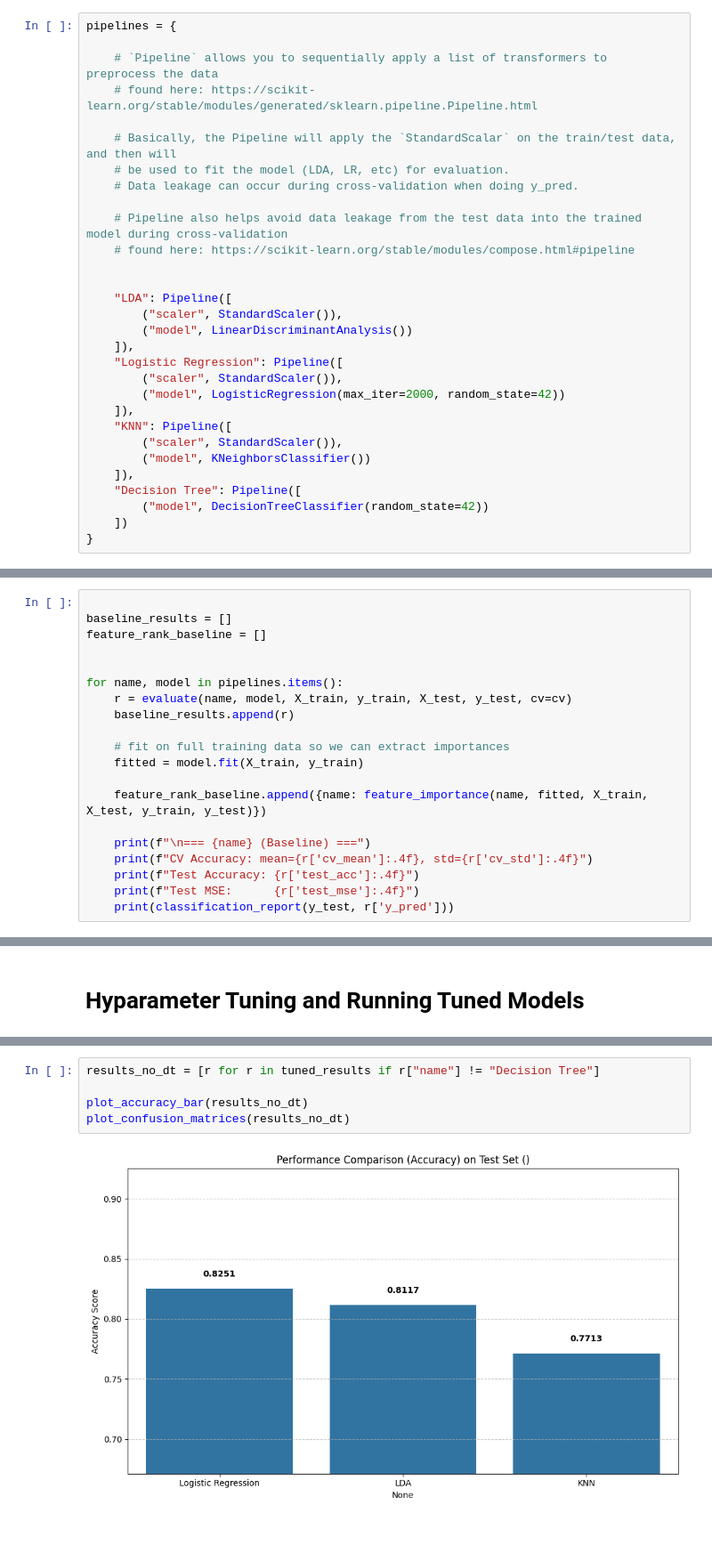
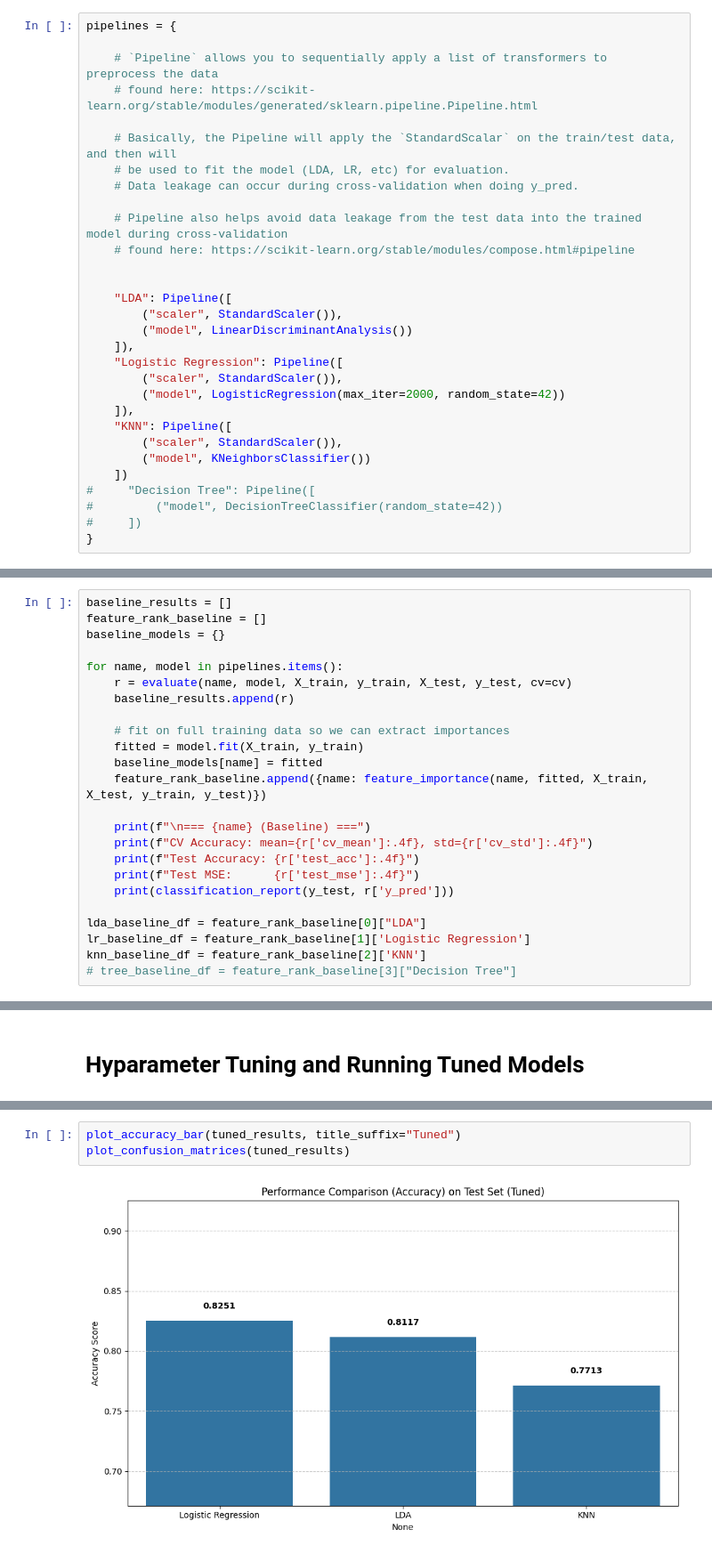
Before and after one commit to RoxyLiu66/data_572_group_5, a Jupyter notebook: coding/combined_models.ipynb, the cells around one changed output, grey strips where cells are left out. Shown at 89% size. Cells and saved outputs as stored; diff of their text form.

```diff
--- a/coding/combined_models.ipynb
+++ b/coding/combined_models.ipynb
@@ -285,8 +285,8 @@ pipelines = {
     "KNN": Pipeline([
         ("scaler", StandardScaler()),
         ("model", KNeighborsClassifier())
-    ]),
-    "Decision Tree": Pipeline([
-        ("model", DecisionTreeClassifier(random_state=42))
     ])
+#     "Decision Tree": Pipeline([
+#         ("model", DecisionTreeClassifier(random_state=42))
+#     ])
 }
@@ -293,8 +295,7 @@ pipelines = {
 # %%
-
 baseline_results = []
 feature_rank_baseline = []
-
+baseline_models = {}
 
 for name, model in pipelines.items():
     r = evaluate(name, model, X_train, y_train, X_test, y_test, cv=cv)
@@ -302,7 +303,7 @@ for name, model in pipelines.items():
 
     # fit on full training data so we can extract importances
     fitted = model.fit(X_train, y_train)
-
+    baseline_models[name] = fitted
     feature_rank_baseline.append({name: feature_importance(name, fitted, X_train, X_test, y_train, y_test)})
 
     print(f"\n=== {name} (Baseline) ===")
@@ -310,6 +311,11 @@ for name, model in pipelines.items():
     print(f"Test Accuracy: {r['test_acc']:.4f}")
     print(f"Test MSE:      {r['test_mse']:.4f}")
     print(classification_report(y_test, r['y_pred']))
+
+lda_baseline_df = feature_rank_baseline[0]["LDA"]
+lr_baseline_df = feature_rank_baseline[1]['Logistic Regression']
+knn_baseline_df = feature_rank_baseline[2]['KNN']
+# tree_baseline_df = feature_rank_baseline[3]["Decision Tree"]
 # %% [output]
 === LDA (Baseline) ===
 CV Accuracy: mean=0.8249, std=0.0439
@@ -436,8 +495,6 @@ plot_confusion_matrices(tuned_results, title_suffix="Tuned")
 # %%
-results_no_dt = [r for r in tuned_results if r["name"] != "Decision Tree"]
-
-plot_accuracy_bar(results_no_dt)
-plot_confusion_matrices(results_no_dt)
+plot_accuracy_bar(tuned_results, title_suffix="Tuned")
+plot_confusion_matrices(tuned_results)
 # %% [output]
-[figure, old version]
+[figure, new version]
 [figure]
```
Also changed, not shown: parts of 27 cells of this notebook.
